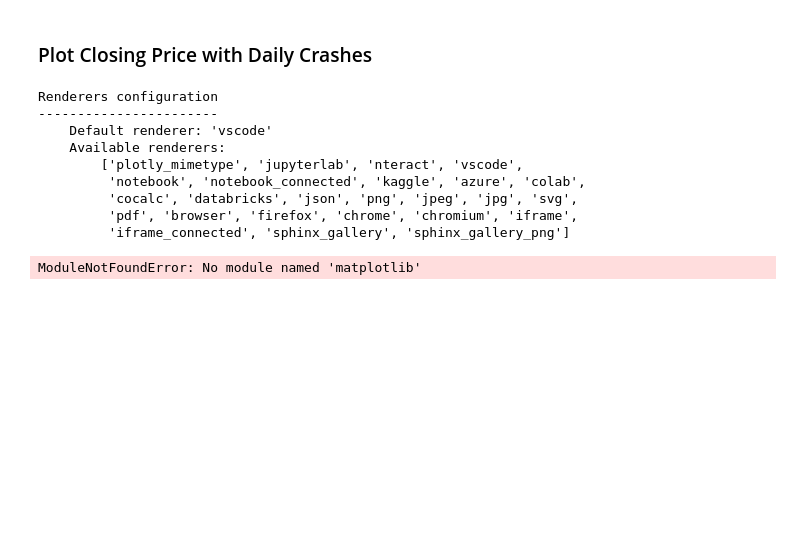
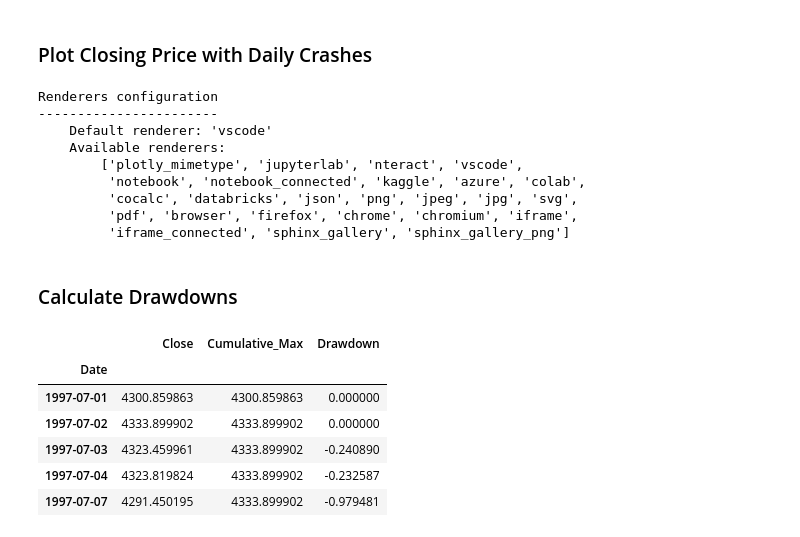
Before and after one commit to AdnanTaj01/real-world-data-analytics, a Jupyter notebook: Stock_market_crash_analysis/Stock_market_crash_analysis.ipynb, the cells around one changed output. Drawn from its saved outputs; the diff is of its cells as text; code cells hidden in the pictures; blank space fills up the shorter version.

```diff
--- a/Stock_market_crash_analysis/Stock_market_crash_analysis.ipynb
+++ b/Stock_market_crash_analysis/Stock_market_crash_analysis.ipynb
@@ -108,31 +137,47 @@ Renderers configuration
          'pdf', 'browser', 'firefox', 'chrome', 'chromium', 'iframe',
          'iframe_connected', 'sphinx_gallery', 'sphinx_gallery_png']
 # %%
-import matplotlib.pyplot as plt
-import seaborn as sns
+import plotly.io as pio
+pio.renderers.default = "vscode"
 
-# Ensure datetime index
-df.index = pd.to_datetime(df.index)
+fig = go.Figure()
 
-# Create figure
-plt.figure(figsize=(14,6))
+fig.add_trace(go.Scatter(
+    x=df.index,
+    y=df['Close'],
+    mode='lines',
+    name='Closing Price'
+))
 
-# Line plot for closing price
-sns.lineplot(x=df.index, y=df['Close'])
+fig.add_trace(go.Scatter(
+    x=df.index[df['Crash_Daily']],
+    y=df['Close'][df['Crash_Daily']],
+    mode='markers',
+    marker=dict(color='red'),
+    name='Daily Crash'
+))
 
-# Highlight crash days
-crash_df = df[df['Crash_Daily'] == True]
+fig.update_layout(
+    title="Sensex Closing Price with Daily Crashes",
+    xaxis_title="Date",
+    yaxis_title="Index Value",
+    xaxis_rangeslider_visible=True,
+    template="plotly_white"
+)
 
-plt.scatter(crash_df.index, crash_df['Close'], color='red', label='Daily Crash')
-
-# Titles and labels
-plt.title("Sensex Closing Price with Daily Crashes")
-plt.xlabel("Date")
-plt.ylabel("Index Value")
-plt.legend()
-
-plt.xticks(rotation=45)
-plt.tight_layout()
-plt.show()
+fig.show()
-# %% [output]
-ModuleNotFoundError: No module named 'matplotlib'
+# %% [markdown]
+### Calculate Drawdowns
+# %%
+df['Cumulative_Max'] = df['Close'].cummax()
+df['Drawdown'] = (df['Close'] - df['Cumulative_Max']) / df['Cumulative_Max'] * 100
+
+df[['Close', 'Cumulative_Max', 'Drawdown']].head()
+# %% [output]
+|  | Close | Cumulative_Max | Drawdown |
+| Date |  |  |  |
+| 1997-07-01 | 4300.859863 | 4300.859863 | 0.000000 |
+| 1997-07-02 | 4333.899902 | 4333.899902 | 0.000000 |
+| 1997-07-03 | 4323.459961 | 4333.899902 | -0.240890 |
+| 1997-07-04 | 4323.819824 | 4333.899902 | -0.232587 |
+| 1997-07-07 | 4291.450195 | 4333.899902 | -0.979481 |
```
Also changed, not shown: parts of 24 cells of this notebook.
